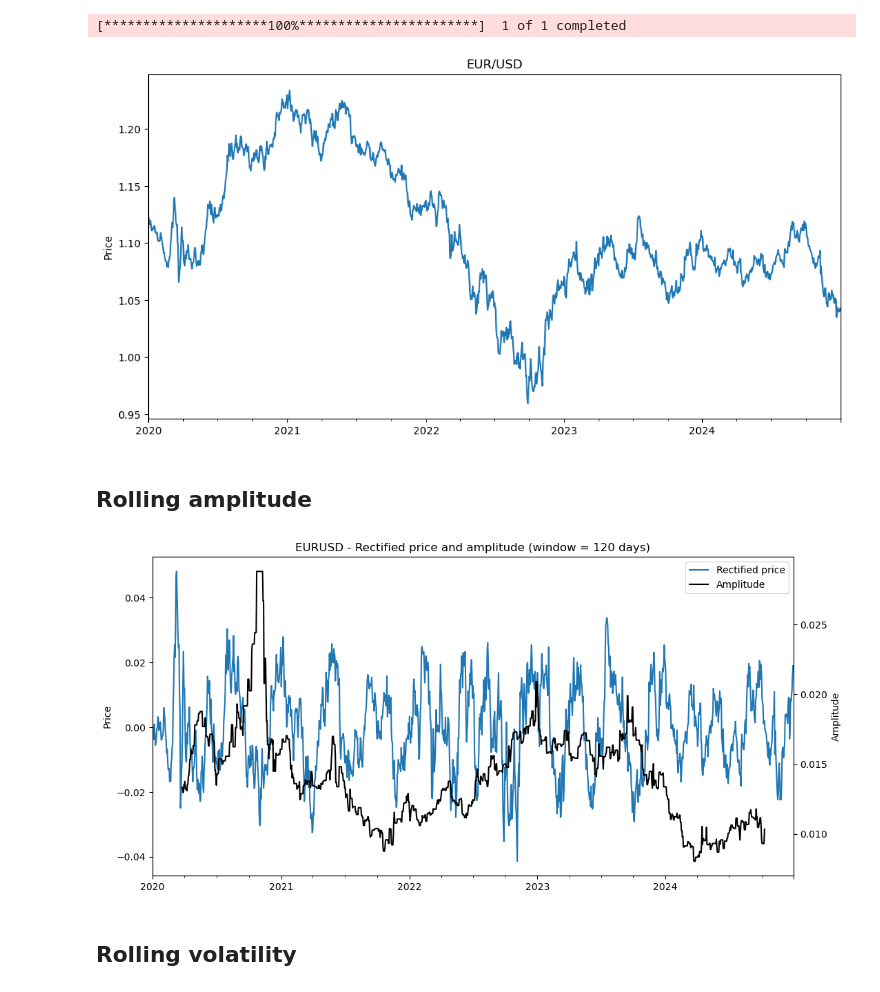
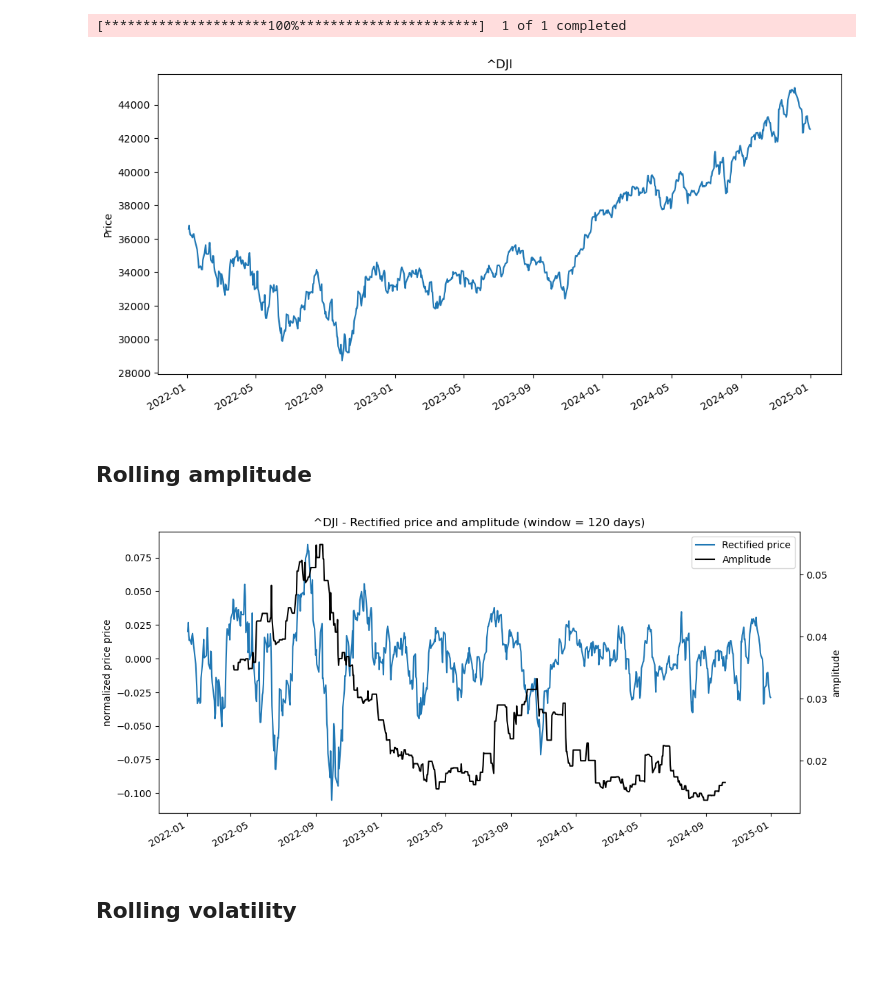
Before and after one commit to lorenzorizzi17/MeanReversionMetric, a Jupyter notebook: rolling_test.ipynb, the cells around one changed output. Cells and saved outputs as stored; diff of their text form; code cells hidden in the pictures; blank space fills up the shorter version.

Commit message:
Add price normalization

```diff
--- a/rolling_test.ipynb
+++ b/rolling_test.ipynb
@@ -7,19 +7,22 @@ from scipy.signal import savgol_filter
 # %%
 # Download data and plotting closing price
 
-data = mr.download_asset("EURUSD=X", start='2020-01-01',end='2025-01-01')
+asset_name = "^DJI"
+data = mr.download_asset(asset_name, start='2022-01-01',end='2025-01-01')
 df = data.set_index("AbsTime")[["Close"]]
 df = df.asfreq('B')
-df["rect"] = df["Close"] - savgol_filter(df["Close"], 180, 3)   # Rectifying price using moving average
+df = df.dropna()
+
+df["rect"] = (df["Close"] - savgol_filter(df["Close"], 180, 3)) / df["Close"]   # Rectifying price using moving average
 
 ax = df["Close"].plot(figsize=(12,6))
-plt.title("EUR/USD")
+plt.title(asset_name)
 plt.ylabel("Price")
 plt.xlabel("")
 plt.show()
 # %% [output]
 [*********************100%***********************]  1 of 1 completed
-[figure, old version]
+[figure, new version]
 # %%
 # Utils functions updated for working with rolling/apply with pandas
 # (same implementation as in meanreversion.py)
@@ -99,13 +102,13 @@ ax2.set_ylabel("amplitude")
 lines1, labels1 = ax.get_legend_handles_labels()
 lines2, labels2 = ax2.get_legend_handles_labels()
 ax.legend(lines1 + lines2, labels1 + labels2)
-plt.title(f"EURUSD - Rectified price and amplitude (window = {window} days)")
+plt.title(f"{asset_name} - Rectified price and amplitude (window = {window} days)")
 ax.set_xlabel("")
-ax.set_ylabel("Price")
-ax2.set_ylabel("Amplitude")
+ax.set_ylabel("normalized price price")
+ax2.set_ylabel("amplitude")
 plt.show()
 # %% [output]
-[figure, old version]
+[figure, new version]
 # %% [markdown]
 ## Rolling volatility
 # %%
```
Also changed, not shown: parts of 4 cells of this notebook.
